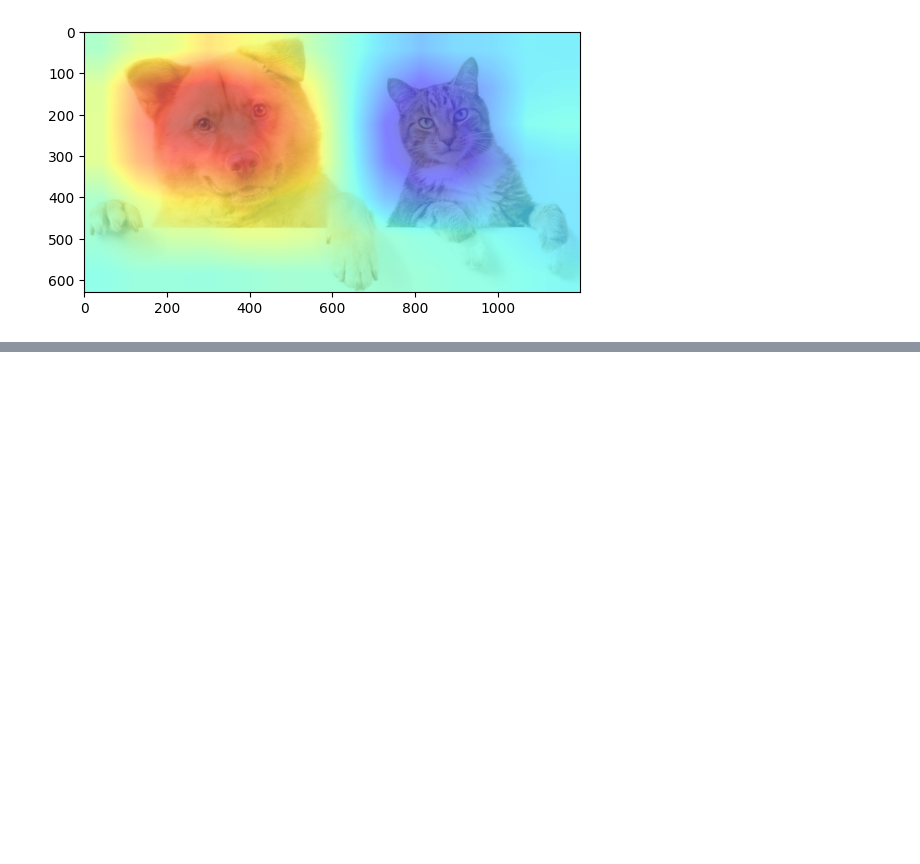
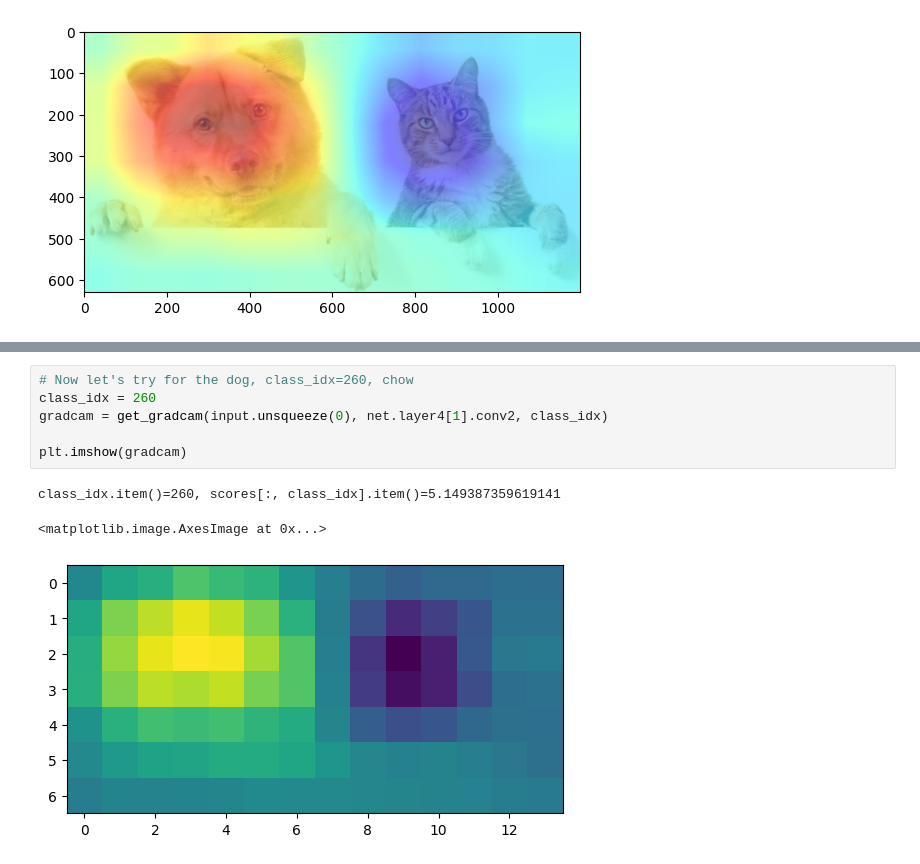
Before and after one commit to tutorials101/gradCAM, a Jupyter notebook: saliency_maps.ipynb, the cells around one changed output, grey strips where cells are left out. Drawn from its saved outputs; the diff is of its cells as text; blank space fills up the shorter version.

```diff
--- a/saliency_maps.ipynb
+++ b/saliency_maps.ipynb
@@ -256,0 +241,10 @@ probs.max()
+# %%
+# Now let's try for the dog, class_idx=260, chow
+class_idx = 260
+gradcam = get_gradcam(input.unsqueeze(0), net.layer4[1].conv2, class_idx)
+
+plt.imshow(gradcam)
+# %% [output]
+class_idx.item()=260, scores[:, class_idx].item()=5.149387359619141
+<matplotlib.image.AxesImage at 0x...>
+[figure, added]
```
Also changed, not shown: parts of 28 cells of this notebook.
